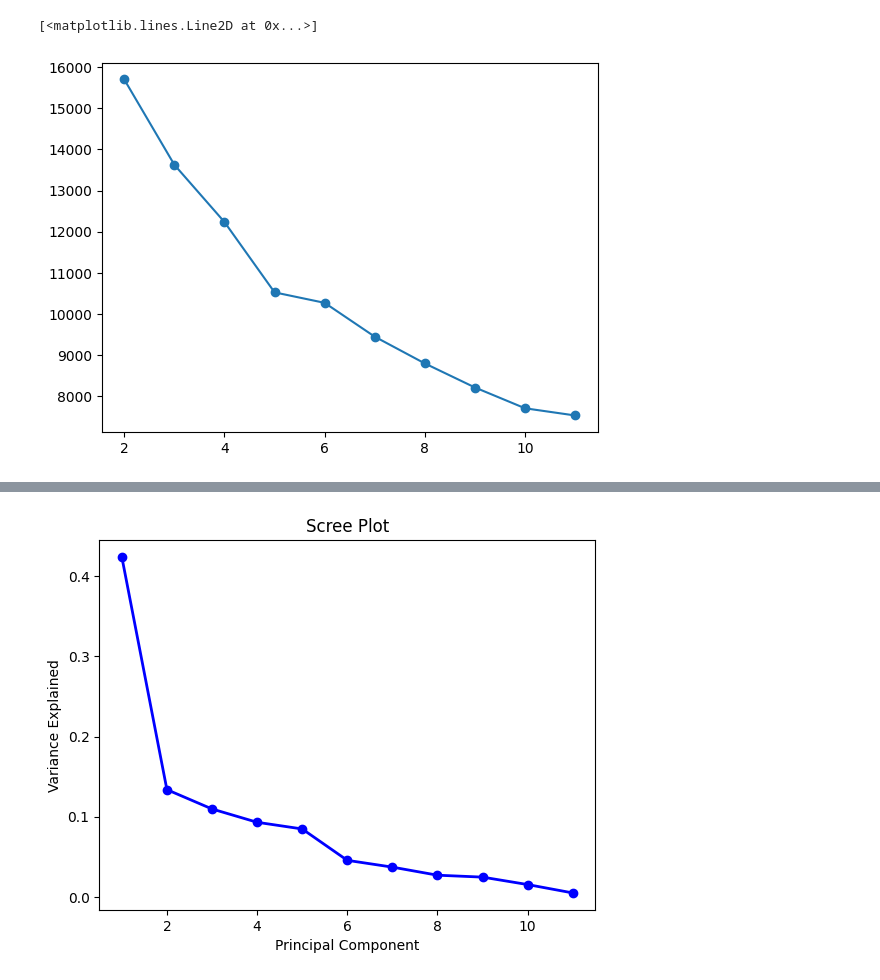
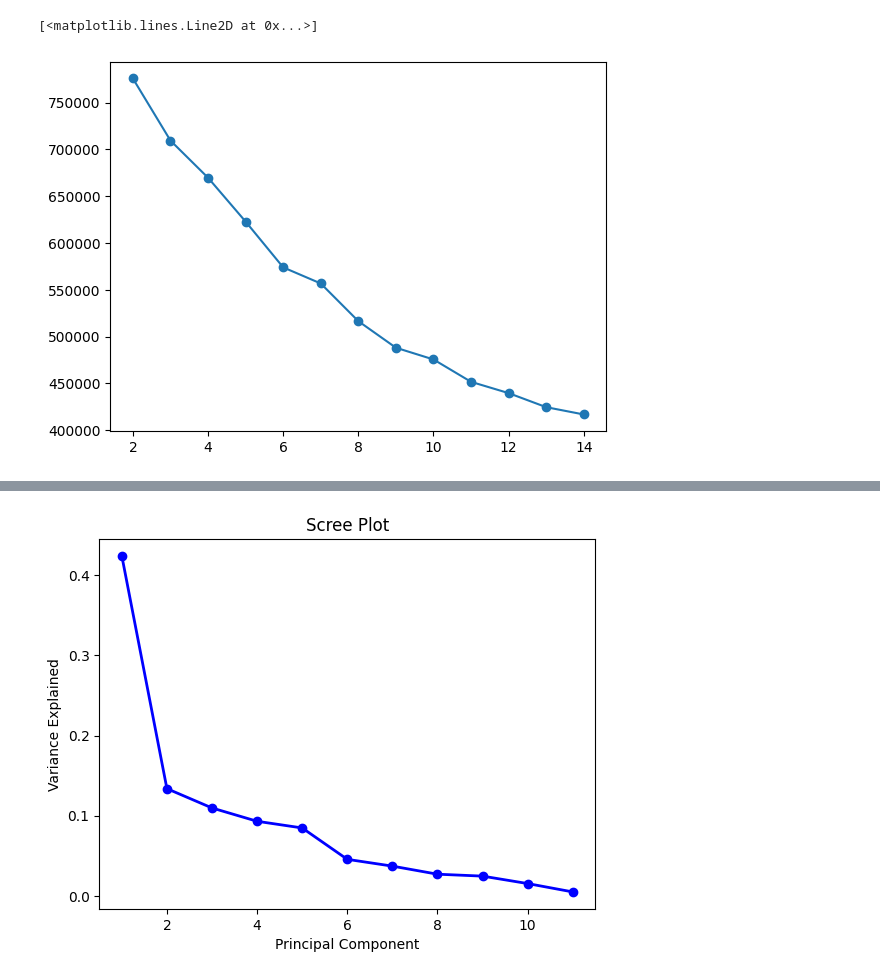
Before and after one commit to gmandl10/ST494FinalProject, a Jupyter notebook: EDA.ipynb, the cells around one changed output, grey strips where cells are left out. Cells and saved outputs as stored; diff of their text form; code cells hidden in the pictures.

```diff
--- a/EDA.ipynb
+++ b/EDA.ipynb
@@ -535,3 +535,5 @@ scaled_df1 = scaler.fit_transform(df1.dropna())
+# %%
+df = pd.concat([master_df1, master_df2], axis = 1)
 # %%
 for i in df.columns:
     plt.figure()
@@ -578,16 +580,20 @@ for i in df.columns:
 [figure]
 ... (10 outputs left out)
+# %%
+scaler = StandardScaler()
+scaled_df1 = pd.DataFrame(scaler.fit_transform(master_df1), index = master_df1.index, columns = master_df1.columns)
+master = pd.concat([scaled_df1, master_df2], axis=1)
 # %%
 k = []
 wcv = []
 silhouettes = []
-for i in range(2, len(df2.columns)+1):
-    kmeans = KMeans(n_clusters=i, n_init="auto").fit(df2)
+for i in range(2, 15):
+    kmeans = KMeans(n_clusters=i, n_init="auto").fit(master.dropna())
     wcv.append(kmeans.inertia_)
     k.append(i)
-    silhouettes.append(silhouette_score(df2, kmeans.labels_))
+    silhouettes.append(silhouette_score(master.dropna(), kmeans.labels_))
 
 plt.plot(k, wcv, "o-")
 # %% [output]
 [<matplotlib.lines.Line2D at 0x...>]
-[figure, old version]
+[figure, new version]
```
Also changed, not shown: parts of 11 cells of this notebook, 4 other files.
